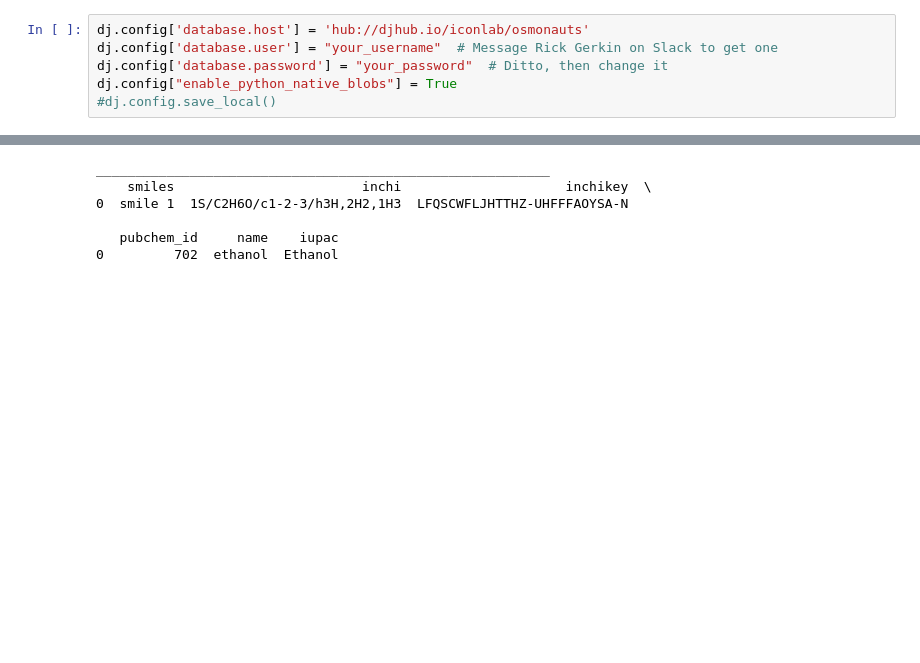
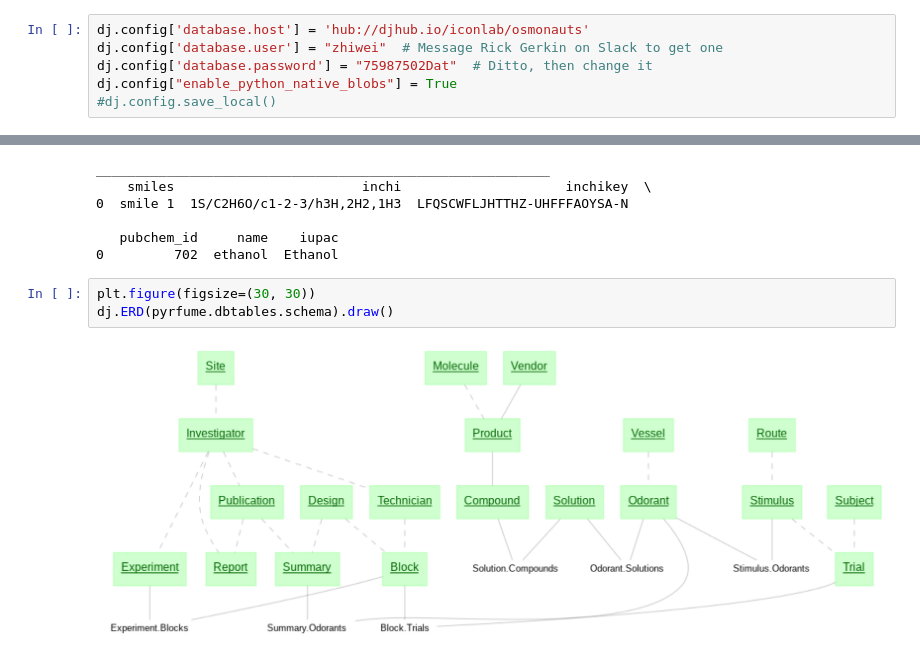
Before and after one commit to pyrfume/pyrfume, a Jupyter notebook: test-dj.ipynb, the cells around one changed output, grey strips where cells are left out. Drawn from its saved outputs; the diff is of its cells as text; blank space fills up the shorter version.

Commit message:
Add image generating

```diff
--- a/test-dj.ipynb
+++ b/test-dj.ipynb
@@ -9,8 +9,8 @@ from pyrfume.dbtables import get_tables, drop_schema, init_schema
 DataJoint verified plugin `datajoint_connection_hub` detected.
 # %%
 dj.config['database.host'] = 'hub://djhub.io/iconlab/osmonauts'
-dj.config['database.user'] = "your_username"  # Message Rick Gerkin on Slack to get one
-dj.config['database.password'] = "your_password"  # Ditto, then change it
+dj.config['database.user'] = "zhiwei"  # Message Rick Gerkin on Slack to get one
+dj.config['database.password'] = "75987502Dat"  # Ditto, then change it
 dj.config["enable_python_native_blobs"] = True
 #dj.config.save_local()
 # %%
@@ -115,3 +115,8 @@ __________________________________________________________
 
    pubchem_id     name    iupac
 0         702  ethanol  Ethanol
+# %%
+plt.figure(figsize=(30, 30))
+dj.ERD(pyrfume.dbtables.schema).draw()
+# %% [output]
+[figure, added]
```
